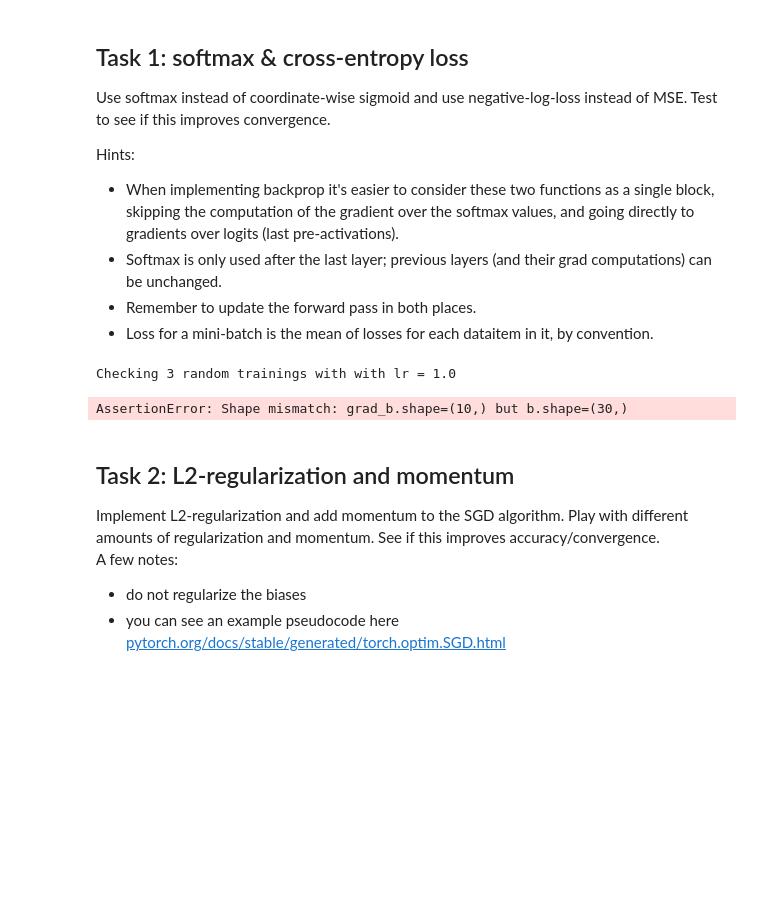
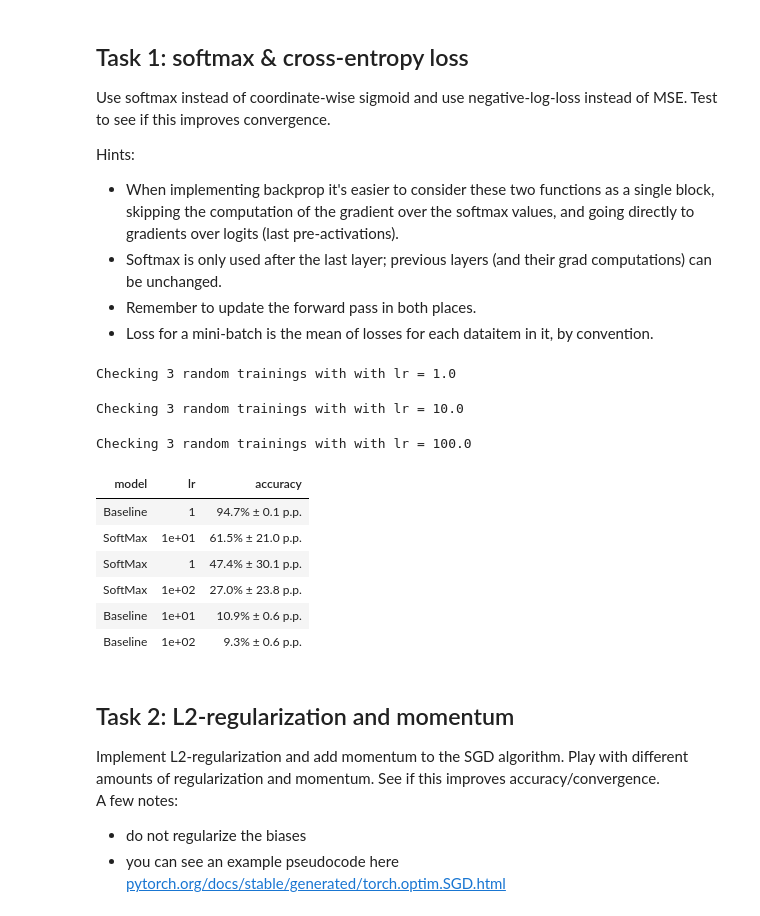
Before and after one commit to IgnacyKramarski/ml, a Jupyter notebook: dnn04-better-MNIST.ipynb, the cells around one changed output. Saved outputs shown, nothing was run; the diff lists cells and outputs as text; code cells hidden in the pictures; blank space fills up the shorter version.

```diff
--- a/dnn04-better-MNIST.ipynb
+++ b/dnn04-better-MNIST.ipynb
@@ -406,10 +406,15 @@ class Task1(Network):
 
     def feedforward(self, x: FloatNDArray) -> FloatNDArray:
         g = x
+        i = 0
         for w, b in zip(self.weights, self.biases, strict=True):
+            i += 1
             # Shapes (B, N^{i-1}) @ (N^{i-1}, N^i) + (N^i,)  ==  (B, N^i)
-            f = g @ w.T + b
-            g = stable_softmax(f)
+            f = g @ w.T + b  # pre-activations (B, N_out)
+            if len(self.sizes) == i + 1:
+                g = stable_softmax(f)
+            else:
+                g = sigmoid(f)
         return g
 
     def backprop(
@@ -421,42 +426,66 @@ class Task1(Network):
         # Forward pass.
         # Activations (including input) of shapes (B, N^0), (B, N^1), ..., (B, N^last).
         gs: list[FloatNDArray] = [x]
 
         for w, b in zip(self.weights, self.biases, strict=True):
             f = gs[-1] @ w.T + b  # pre-activations (B, N_out)
-            gs.append(stable_softmax(f))
+            if len(gs) == len(self.sizes) - 1:
+                f = stable_softmax(f)
+            else:
+                f = sigmoid(f)
+            gs.append(f)
 
         L: int = len(self.sizes) - 1
 
         grads_w = [0] * L # Shapes (N^last, N^{last-1}), ..., (N^1, N^0).
         grads_b = [0] * L # Shapes (N^last,), ..., (N^1,).
 
         delta_I = gs[-1] - y.astype(np.float64)  # (B, N^last)
+        grads_w[L-1] = delta_I.T @ gs[L-1] / B
+        grads_b[L-1] = np.mean(delta_I, axis=0)
+        grad_g = delta_I @ self.weights[L-1]
 
-        for i in range(L-1, -1, -1):
-          grads_w[i] = delta_I.T @ gs[i] / B
-          grads_b[i] = np.mean(delta_I, axis=0)
-          delta_I = delta_I @ self.weights[i]
+        for i in range(L-2, -1, -1):
+            g_out = gs[i + 1]  # aktywacje warstwy wyjściowej dla tego kroku (B, N_{i+1})
+            g_in = gs[i]       # aktywacje wejściowe dla tej warstwy (B, N_i)
+
+            # Delta pre-aktywacji (pochodna sigmoidy: g * (1 - g))
+            delta_I = grad_g * (g_out * (1 - g_out))  # (B, N_{i+1})
+
+            # Gradienty wag i biasów dla warstwy i
+            grads_w[i] = (delta_I.T @ g_in) / B       # (N_{i+1}, N_i)
+            grads_b[i] = np.mean(delta_I, axis=0)     # (N_{i+1},)
+
+            # Propagacja błędu do poprzedniej warstwy
+            grad_g = delta_I @ self.weights[i]        # (B, N_i)
 
 
-
-        grads_w.reverse()  # Now shapes (N^1, N^0), ..., (N^last, N^{last-1}).
-        grads_b.reverse()  # Now shapes (N^1,) ..., (N^last,).
+        #nie wiem po co ktos to wstawil ale zostawiam jako smieszny artefakt
+        #grads_w.reverse()  # Now shapes (N^1, N^0), ..., (N^last, N^{last-1}).
+        #grads_b.reverse()  # Now shapes (N^1,) ..., (N^last,).
         ###}
 
         for grad_b, b in zip(grads_b, self.biases, strict=True):
             assert grad_b.shape == b.shape, f"Shape mismatch: {grad_b.shape=} but {b.shape=}"
         for grad_w, w in zip(grads_w, self.weights, strict=True):
             assert grad_w.shape == w.shape, f"Shape mismatch: {grad_w.shape=} but {w.shape=}"
 
         return grads_w, grads_b
 
 
 model_results.evaluate_model(model_name="SoftMax", model_constructor=Task1, n_trainings=3)
 model_results.display_results()
 # %% [output]
 Checking 3 random trainings with with lr = 1.0
-AssertionError: Shape mismatch: grad_b.shape=(10,) but b.shape=(30,)
+Checking 3 random trainings with with lr = 10.0
+Checking 3 random trainings with with lr = 100.0
+| model | lr | accuracy |
+| Baseline | 1 | 94.7% ± 0.1 p.p. |
+| SoftMax | 1e+01 | 61.5% ± 21.0 p.p. |
+| SoftMax | 1 | 47.4% ± 30.1 p.p. |
+| SoftMax | 1e+02 | 27.0% ± 23.8 p.p. |
+| Baseline | 1e+01 | 10.9% ± 0.6 p.p. |
+| Baseline | 1e+02 | 9.3% ± 0.6 p.p. |
 # %% [markdown]
 ## Task 2: L2-regularization and momentum
 Implement L2-regularization and add momentum to the SGD algorithm. Play with different amounts of regularization and momentum. See if this improves accuracy/convergence.
```
